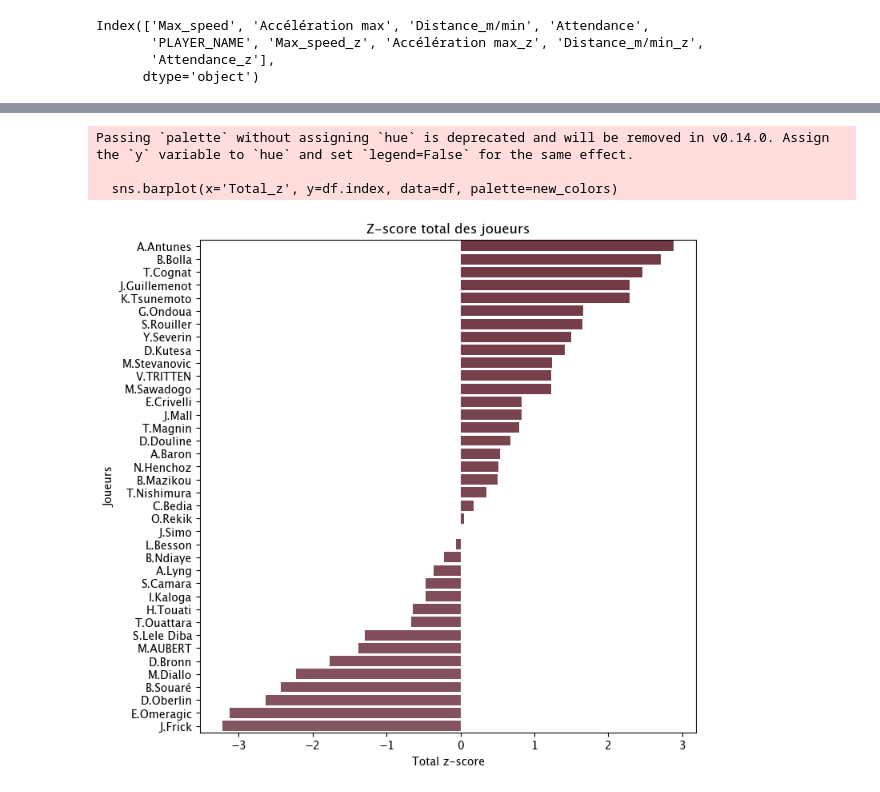
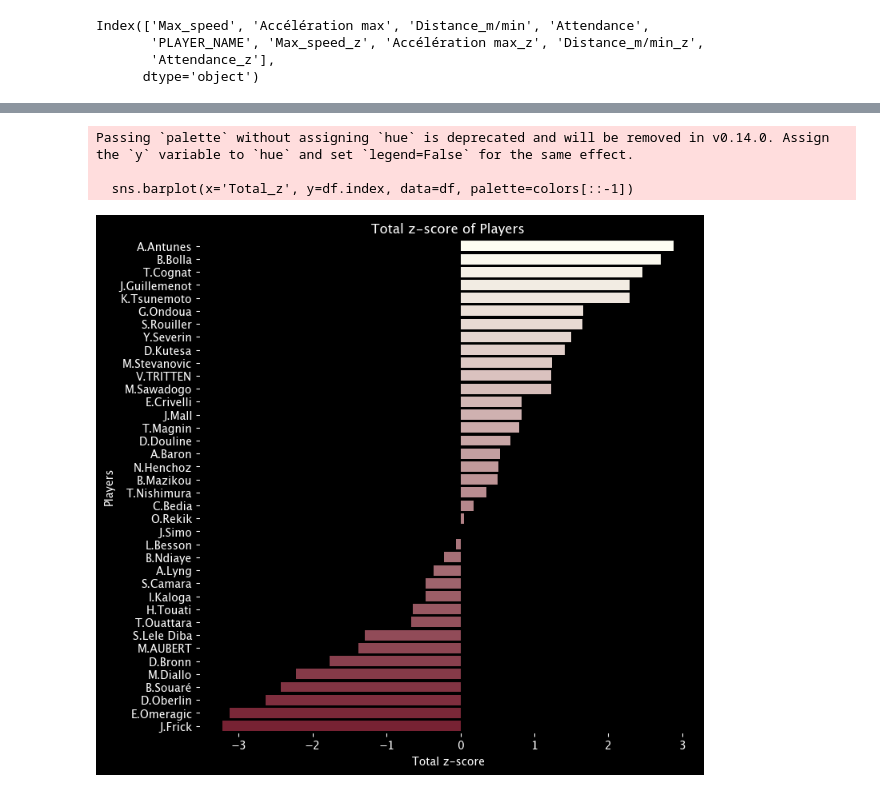
Before and after one commit to cosaph/Stage-2A, a Jupyter notebook: indice_perf.ipynb, the cells around one changed output, grey strips where cells are left out. Cells and saved outputs as stored; diff of their text form; code cells hidden in the pictures.

```diff
--- a/indice_perf.ipynb
+++ b/indice_perf.ipynb
@@ -224,33 +171,38 @@ plt.show()
 # %%
-# Définition des couleurs
-start_color = '#7a303f'
-end_color = '#f4eef0'
 
-# Création de la palette
-n_colors = 256
-colors = [plt.cm.viridis(i) for i in np.linspace(0, 1, n_colors)]
-
-# Interpolation des couleurs
-start_rgb = np.array([int(start_color[i:i+2], 16)/255 for i in (1, 3, 5)])
-end_rgb = np.array([int(end_color[i:i+2], 16)/255 for i in (1, 3, 5)])
-new_colors = np.array([mcolors.to_rgb(mcolors.rgb2hex(start_rgb + (end_rgb - start_rgb) * i / (n_colors - 1))) for i in range(n_colors)])
 
 # Calcul du z-score total en ignorant les valeurs nulles
 df['Total_z'] = df[['Max_speed_z', 'Accélération max_z', 'Distance_m/min_z', 'Attendance_z']].sum(axis=1, skipna=True)
+# On trie les joueurs par leur z-score total en faisant un bar plot
+df = df.sort_values('Total_z', ascending=False)
 
-# On trie les joueurs par leur z-score total en faisant un barre plot
+# la palette au couleur du club :))
 
-df = df.sort_values('Total_z', ascending=False)
+start_color = '#85142B'
+end_color = '#FFFFF0'
+
+start_rgb = np.array(mcolors.hex2color(start_color))
+end_rgb = np.array(mcolors.hex2color(end_color))
+
+
+n_colors = len(df)
+colors = [mcolors.to_hex(start_rgb + (end_rgb - start_rgb) * i / (n_colors - 1)) for i in range(n_colors)]
+
+
 plt.figure(figsize=(8, 8))
-sns.barplot(x='Total_z', y=df.index, data=df, palette=new_colors)
-plt.xlabel('Total z-score')
-plt.ylabel('Joueurs')
-plt.title('Z-score total des joueurs')
+sns.barplot(x='Total_z', y=df.index, data=df, palette=colors[::-1])
+plt.xlabel('Total z-score', color='white')
+plt.ylabel('Players', color='white')
+plt.title('Total z-score of Players', color='white')
+plt.gca().set_facecolor('black')
+plt.gcf().set_facecolor('black')
+plt.xticks(color='white')
+plt.yticks(color='white')
 plt.show()
 
 df.to_csv("data.csv")
 # %% [output]
 Passing `palette` without assigning `hue` is deprecated and will be removed in v0.14.0. Assign the `y` variable to `hue` and set `legend=False` for the same effect.
 
-  sns.barplot(x='Total_z', y=df.index, data=df, palette=new_colors)
+  sns.barplot(x='Total_z', y=df.index, data=df, palette=colors[::-1])
-[figure, old version]
+[figure, new version]
```
Also changed, not shown: parts of 7 cells of this notebook, 1 other file.
